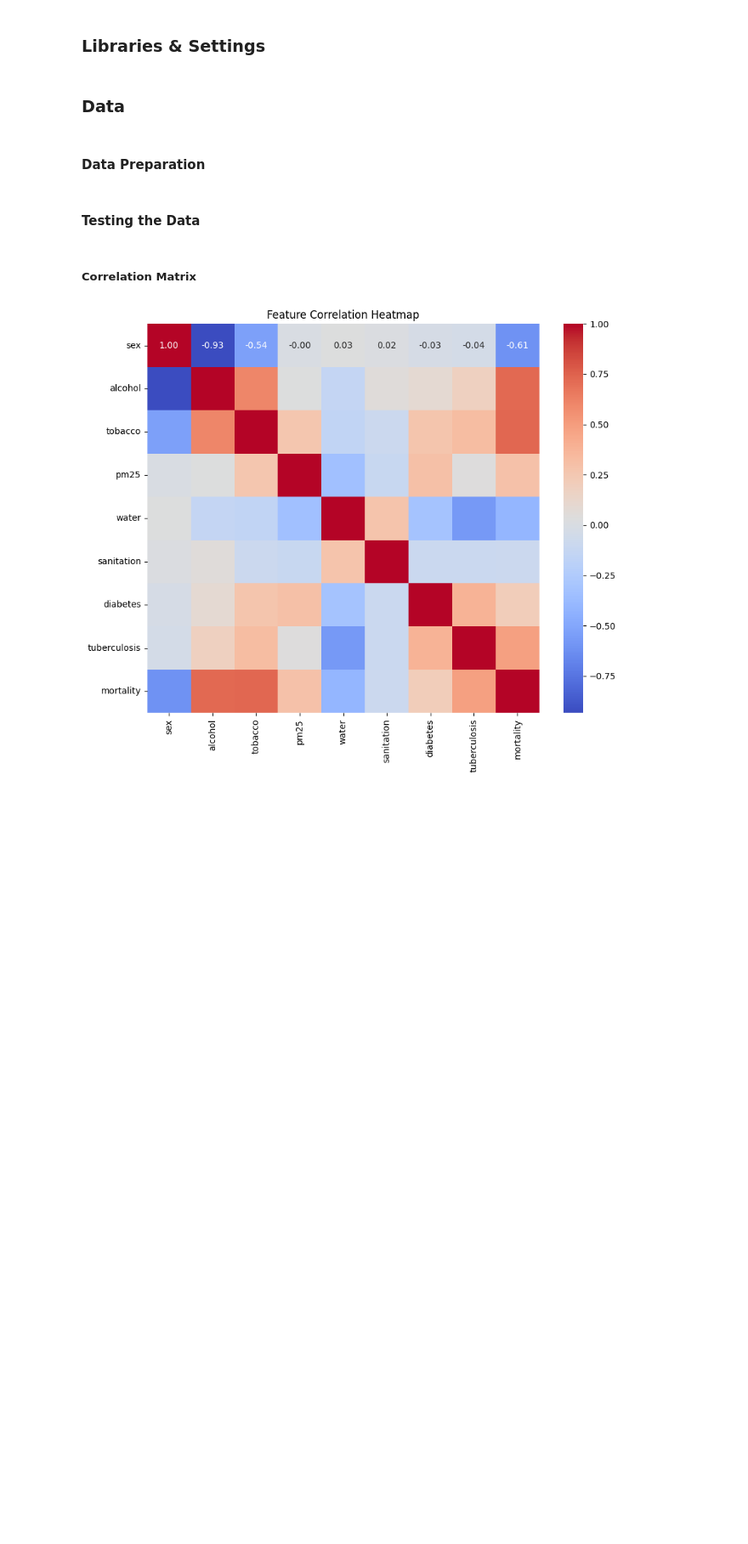
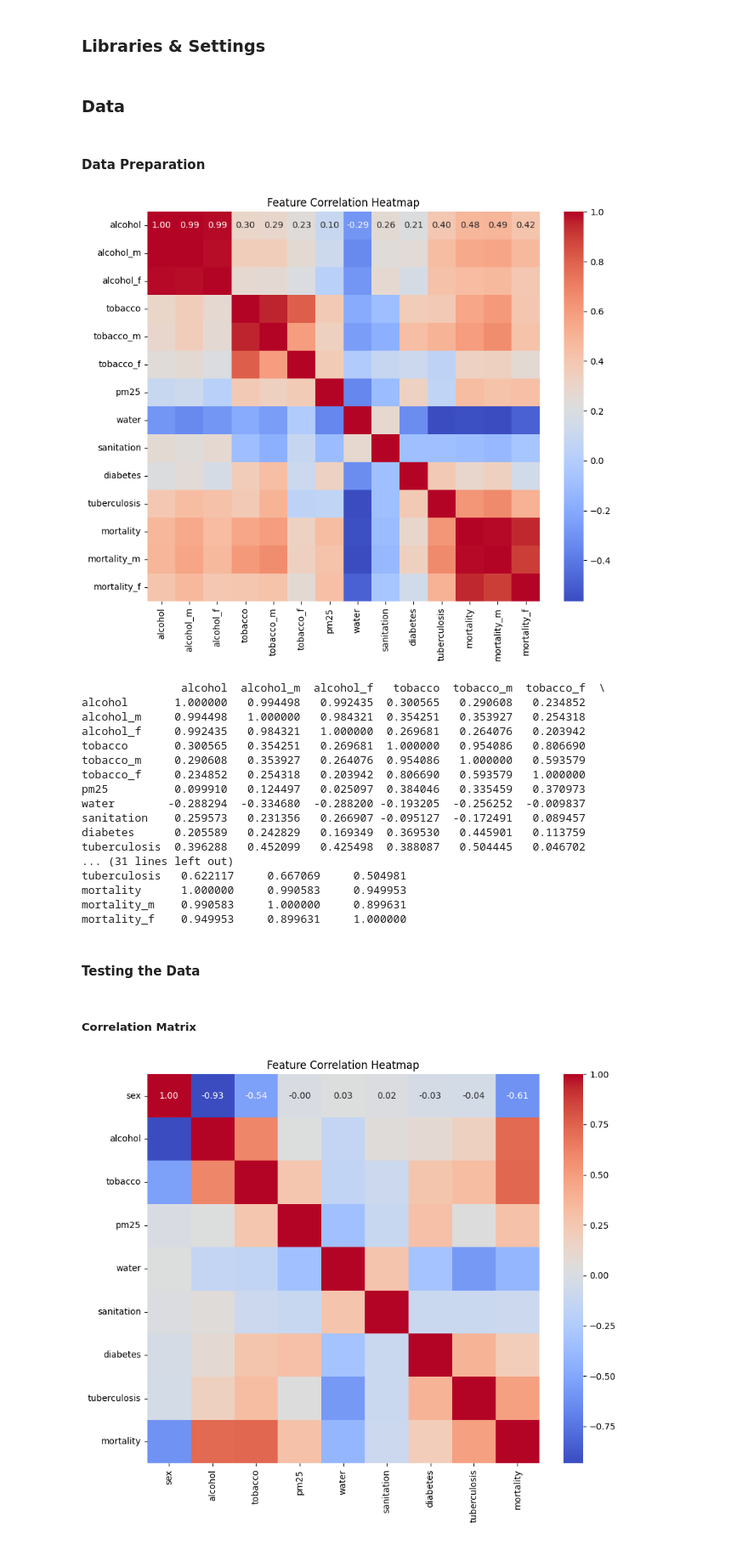
Before and after one commit to Gralerfics/SLDS_Project_OpenStudy, a Jupyter notebook: src/main.ipynb, the cells around one changed output. Shown at 85% size. Saved outputs shown, nothing was run; the diff lists cells and outputs as text; code cells hidden in the pictures; blank space fills up the shorter version.

```diff
--- a/src/main.ipynb
+++ b/src/main.ipynb
@@ -112,33 +112,58 @@ else:
     mortality_specified_female_df = organize_dataframe(mortality_specified_female_csv, 'mortality_f') # Mortality (Specified Types, F)
     merged_df = pd.merge(merged_df, mortality_specified_female_df, on = ['Country Code', 'Year Code'], how = 'outer')
 
     merged_df = merged_df.drop(columns = ['Country Code', 'Year Code']).dropna().reset_index(drop = True)
 
+    plt.figure(figsize = (10, 8))
+    sns.heatmap(merged_df.corr(), annot = True, cmap = 'coolwarm', fmt = '.2f')
+    plt.title('Feature Correlation Heatmap')
+    plt.show()
+    print(merged_df.corr())
+
     # Add sex column and substitute total values
     def add_sex_dummy_variable(dataset):
         def get_reserved_terms(row):
             return {
                 'pm25': row['pm25'],
                 'water': row['water'],
                 'sanitation': row['sanitation'],
                 'diabetes': row['diabetes'],
                 'tuberculosis': row['tuberculosis']
             }
 
         rows = []
         for i, row in dataset.iterrows():
             rows.append({'sex': 0, 'alcohol': row['alcohol_m'], 'tobacco': row['tobacco_m'], **get_reserved_terms(row), 'mortality': row['mortality_m']})
             rows.append({'sex': 1, 'alcohol': row['alcohol_f'], 'tobacco': row['tobacco_f'], **get_reserved_terms(row), 'mortality': row['mortality_f']})
         return pd.DataFrame(rows)
 
     dataset = add_sex_dummy_variable(merged_df)
 
     # Divide into train and test data
     dataset_train, dataset_test = train_test_split(dataset, test_size = 1 - train_data_percentage, random_state = 42)
     dataset_train = dataset_train.reset_index(drop = True)
     dataset_test = dataset_test.reset_index(drop = True)
     dataset_train.to_csv(train_data_path, index = False)
     dataset_test.to_csv(test_data_path, index = False)
+# %% [output]
+[figure, added]
+               alcohol  alcohol_m  alcohol_f   tobacco  tobacco_m  tobacco_f  \
+alcohol       1.000000   0.994498   0.992435  0.300565   0.290608   0.234852
+alcohol_m     0.994498   1.000000   0.984321  0.354251   0.353927   0.254318
+alcohol_f     0.992435   0.984321   1.000000  0.269681   0.264076   0.203942
+tobacco       0.300565   0.354251   0.269681  1.000000   0.954086   0.806690
+tobacco_m     0.290608   0.353927   0.264076  0.954086   1.000000   0.593579
+tobacco_f     0.234852   0.254318   0.203942  0.806690   0.593579   1.000000
+pm25          0.099910   0.124497   0.025097  0.384046   0.335459   0.370973
+water        -0.288294  -0.334680  -0.288200 -0.193205  -0.256252  -0.009837
+sanitation    0.259573   0.231356   0.266907 -0.095127  -0.172491   0.089457
+diabetes      0.205589   0.242829   0.169349  0.369530   0.445901   0.113759
+tuberculosis  0.396288   0.452099   0.425498  0.388087   0.504445   0.046702
+... (31 lines left out)
+tuberculosis   0.622117     0.667069     0.504981
+mortality      1.000000     0.990583     0.949953
+mortality_m    0.990583     1.000000     0.899631
+mortality_f    0.949953     0.899631     1.000000
 # %% [markdown]
 #### Testing the Data
 # %% [markdown]
```
Also changed, not shown: parts of 3 cells of this notebook, 1 other file.
